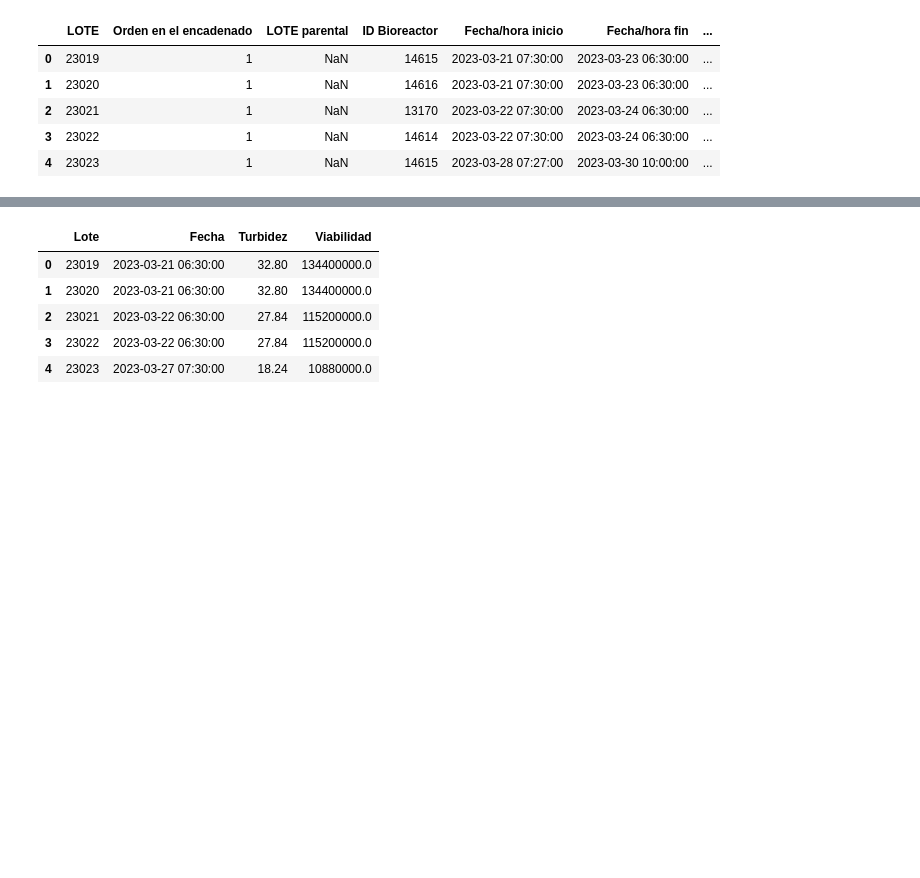
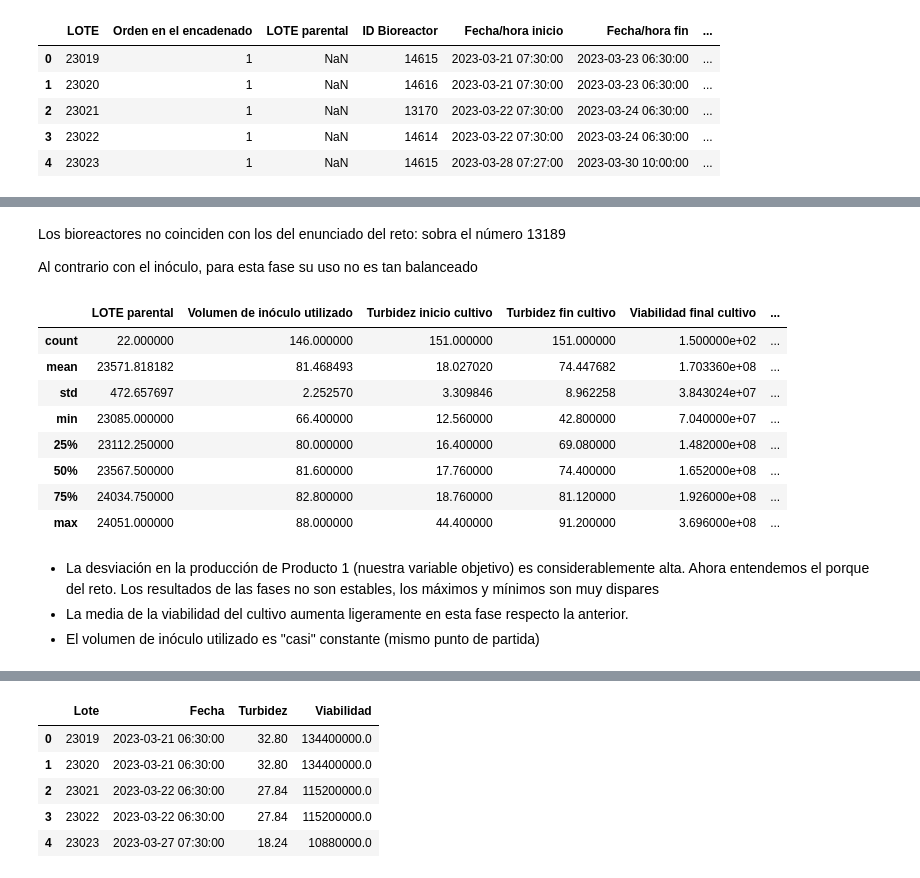
Before and after one commit to nikodyulger/datathon-los-forajidos, a Jupyter notebook: exploracion.ipynb, the cells around one changed output, grey strips where cells are left out. Cells and saved outputs as stored; diff of their text form; code cells hidden in the pictures; blank space fills up the shorter version.

Commit message:
exploracion inoculo y cultivo

```diff
--- a/exploracion.ipynb
+++ b/exploracion.ipynb
@@ -444,7 +460,7 @@ Parece ser la viabilidad guarda poca o nula relación con el resto de variables
 # %% [markdown]
 ##### Cultivo final
 # %%
-df_cultivo = pd.read_excel('raw_data/Fases producción.xlsx', sheet_name='Cultivo final', engine='openpyxl')
+df_cultivo = pd.read_excel('raw_data/Fases producción v02.xlsx', sheet_name='Cultivo final', engine='openpyxl')
 df_cultivo.head(5)
 # %% [output]
 |  | LOTE | Orden en el encadenado | LOTE parental | ID Bioreactor | Fecha/hora inicio | Fecha/hora fin | ... |
@@ -458,0 +476,3 @@ ids_cultivo_biorreactor = [13169, 13170, 14614, 14615, 14616, 14617]
+# %%
+df_cultivo = df_cultivo[df_cultivo['LOTE'].isin(LOTES)]
+df_cultivo.shape
@@ -458,0 +501,2 @@ ids_cultivo_biorreactor = [13169, 13170, 14614, 14615, 14616, 14617]
+# %%
+df_cultivo['Viabilidad final cultivo'] = pd.to_numeric(df_cultivo['Viabilidad final cultivo'], errors='coerce')
@@ -458,0 +555,20 @@ ids_cultivo_biorreactor = [13169, 13170, 14614, 14615, 14616, 14617]
+# %% [markdown]
+Los bioreactores no coinciden con los del enunciado del reto: sobra el número 13189
+
+Al contrario con el inóculo, para esta fase su uso no es tan balanceado
+# %%
+df_cultivo.describe(include=float)
+# %% [output]
+|  | LOTE parental | Volumen de inóculo utilizado | Turbidez inicio cultivo | Turbidez fin cultivo | Viabilidad final cultivo | ... |
+| count | 22.000000 | 146.000000 | 151.000000 | 151.000000 | 1.500000e+02 | ... |
+| mean | 23571.818182 | 81.468493 | 18.027020 | 74.447682 | 1.703360e+08 | ... |
+| std | 472.657697 | 2.252570 | 3.309846 | 8.962258 | 3.843024e+07 | ... |
+| min | 23085.000000 | 66.400000 | 12.560000 | 42.800000 | 7.040000e+07 | ... |
+| 25% | 23112.250000 | 80.000000 | 16.400000 | 69.080000 | 1.482000e+08 | ... |
+| 50% | 23567.500000 | 81.600000 | 17.760000 | 74.400000 | 1.652000e+08 | ... |
+| 75% | 24034.750000 | 82.800000 | 18.760000 | 81.120000 | 1.926000e+08 | ... |
+| max | 24051.000000 | 88.000000 | 44.400000 | 91.200000 | 3.696000e+08 | ... |
+# %% [markdown]
+- La desviación en la producción de Producto 1 (nuestra variable objetivo) es considerablemente alta. Ahora entendemos el porque del reto. Los resultados de las fases no son estables, los máximos y mínimos son muy dispares
+- La media de la viabilidad del cultivo aumenta ligeramente en esta fase respecto la anterior.
+- El volumen de inóculo utilizado es "casi" constante (mismo punto de partida)
```
Also changed, not shown: parts of 18 cells of this notebook.
